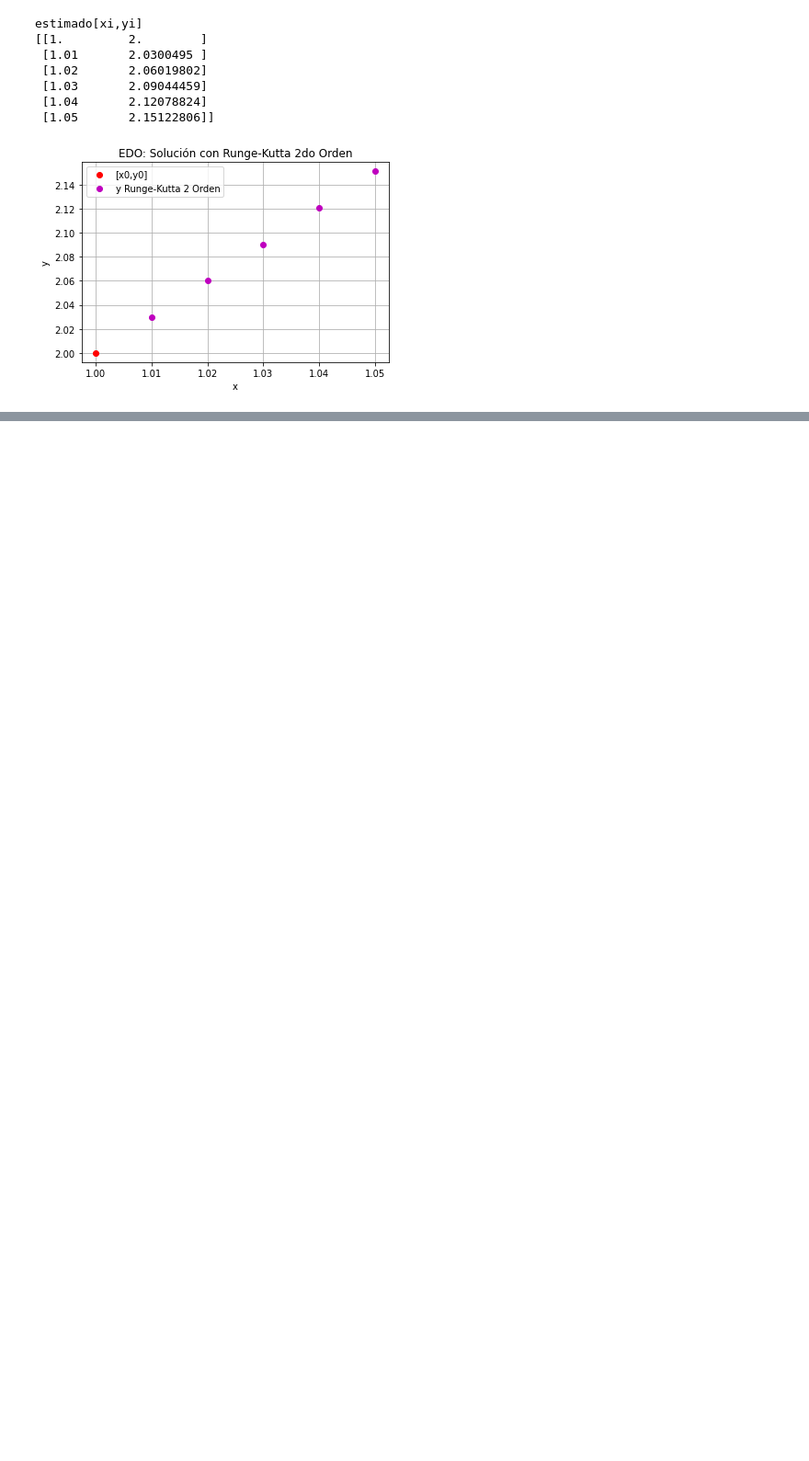
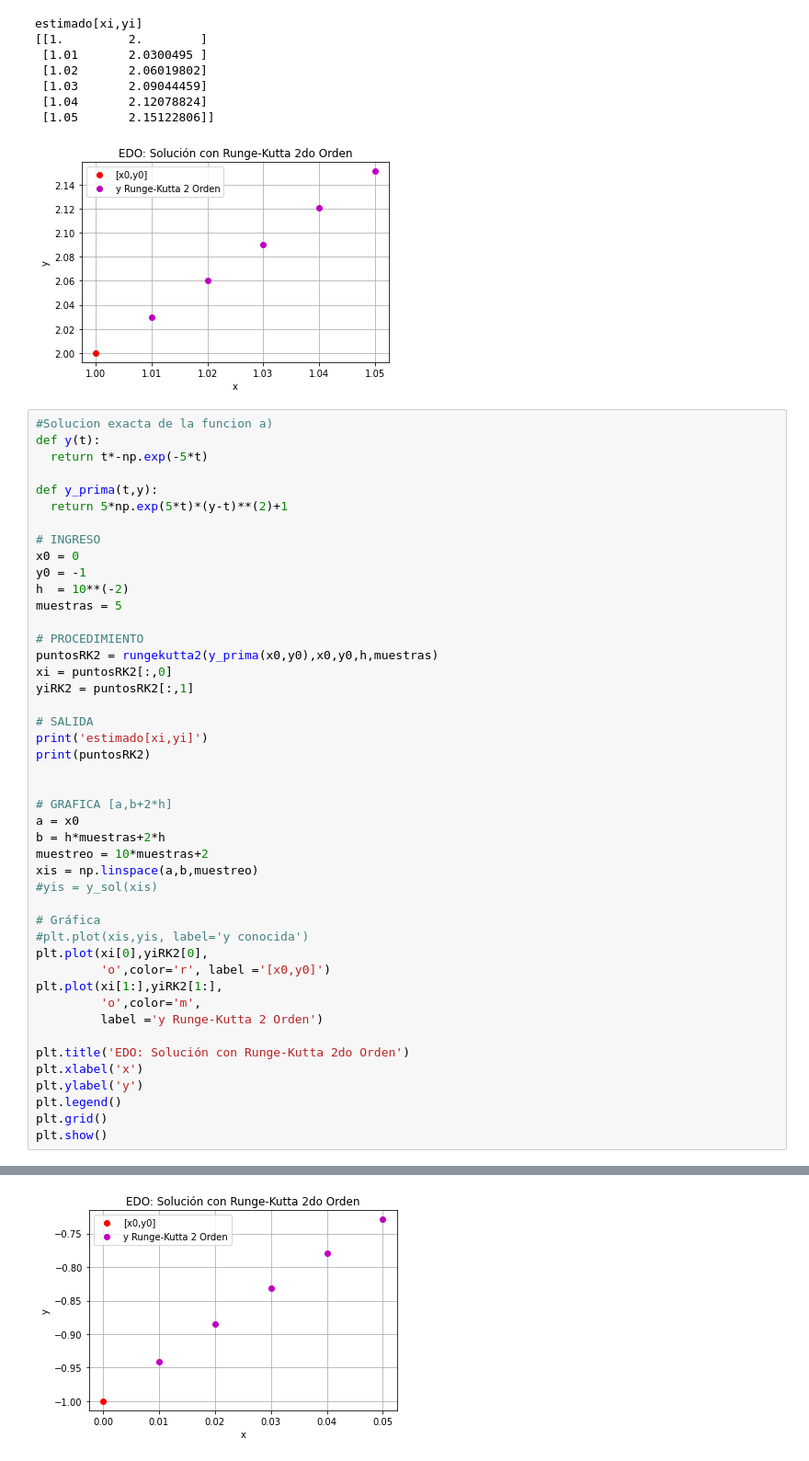
Before and after one commit to Leonel-H29/Facultad, a Jupyter notebook: TP1/TP1.ipynb, the cells around one changed output, grey strips where cells are left out. Shown at 92% size. Drawn from its saved outputs; the diff is of its cells as text; blank space fills up the shorter version.

```diff
--- a/TP1/TP1.ipynb
+++ b/TP1/TP1.ipynb
@@ -180,3 +180,49 @@ estimado[xi,yi]
  [1.04       2.12078824]
  [1.05       2.15122806]]
 [figure]
+# %%
+#Solucion exacta de la funcion a)
+def y(t):
+  return t*-np.exp(-5*t)
+
+def y_prima(t,y):
+  return 5*np.exp(5*t)*(y-t)**(2)+1
+
+# INGRESO
+x0 = 0
+y0 = -1
+h  = 10**(-2)
+muestras = 5
+
+# PROCEDIMIENTO
+puntosRK2 = rungekutta2(y_prima(x0,y0),x0,y0,h,muestras)
+xi = puntosRK2[:,0]
+yiRK2 = puntosRK2[:,1]
+
+# SALIDA
+print('estimado[xi,yi]')
+print(puntosRK2)
+
+
+# GRAFICA [a,b+2*h]
+a = x0
+b = h*muestras+2*h
+muestreo = 10*muestras+2
+xis = np.linspace(a,b,muestreo)
+#yis = y_sol(xis)
+
+# Gráfica
+#plt.plot(xis,yis, label='y conocida')
+plt.plot(xi[0],yiRK2[0],
+         'o',color='r', label ='[x0,y0]')
+plt.plot(xi[1:],yiRK2[1:],
+         'o',color='m',
+         label ='y Runge-Kutta 2 Orden')
+
+plt.title('EDO: Solución con Runge-Kutta 2do Orden')
+plt.xlabel('x')
+plt.ylabel('y')
+plt.legend()
+plt.grid()
+plt.show()
+# %% [output]
@@ -182,0 +236 @@ estimado[xi,yi]
+[figure, added]
```
Also changed, not shown: parts of 1 cell of this notebook.
